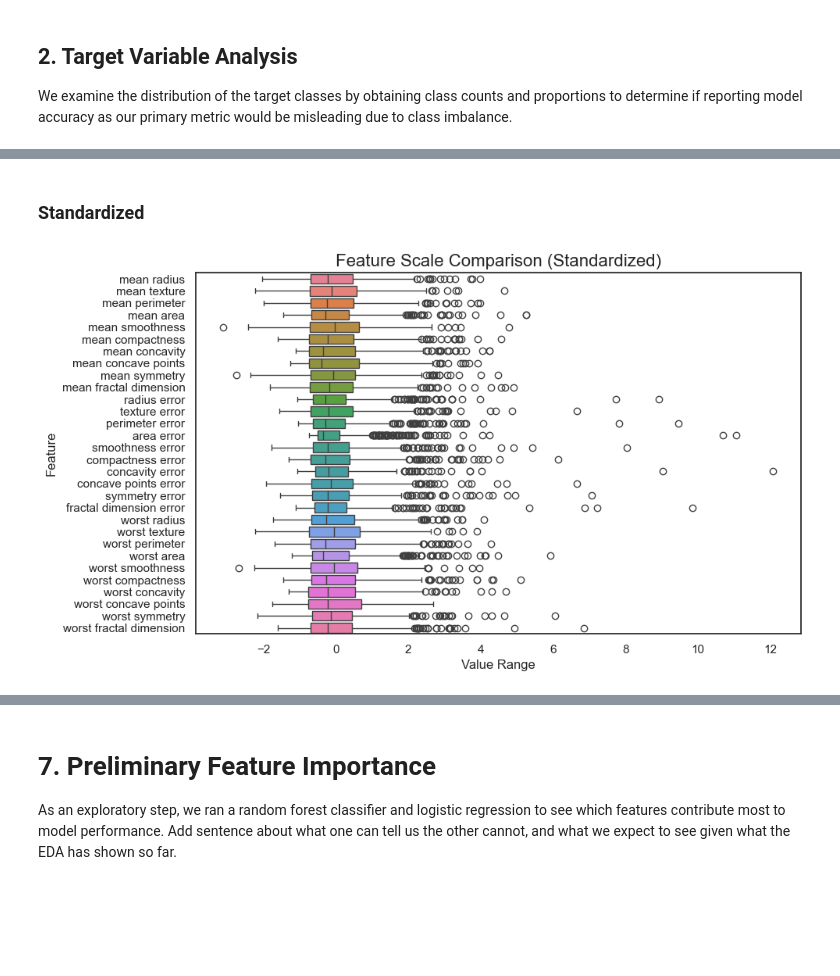
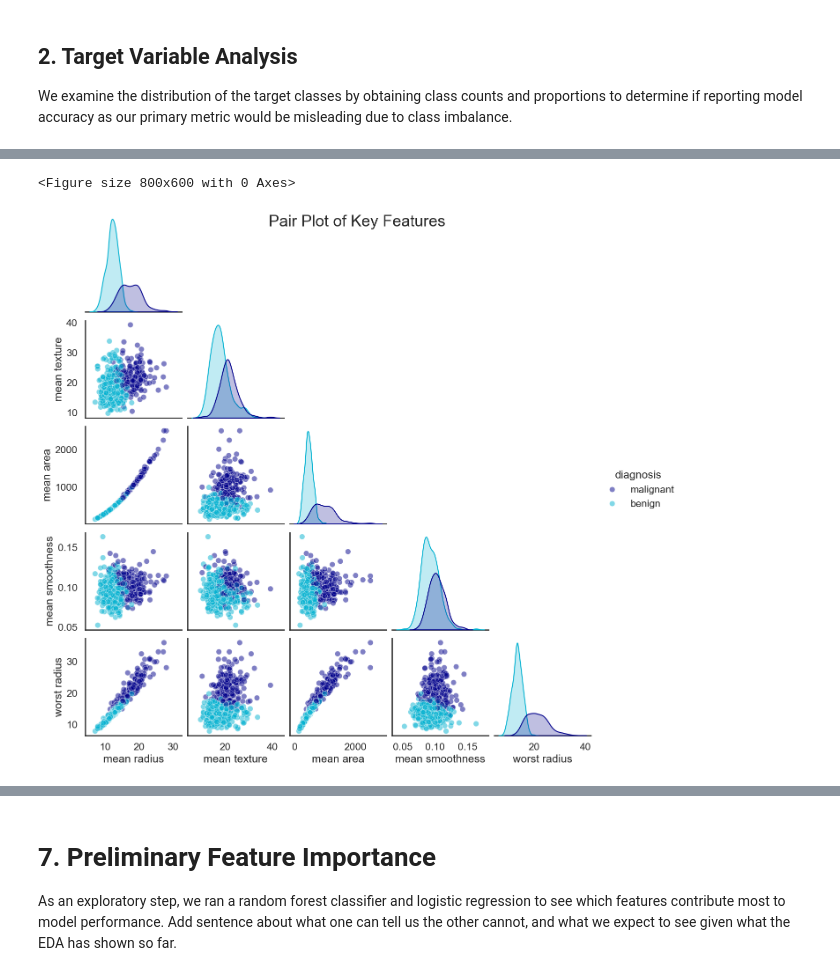
Before and after one commit to sarahcreighton/breast-cancer-classifier, a Jupyter notebook: notebooks/01_eda.ipynb, the cells around one changed output, grey strips where cells are left out. Drawn from its saved outputs; the diff is of its cells as text; code cells hidden in the pictures; blank space fills up the shorter version.

```diff
--- a/notebooks/01_eda.ipynb
+++ b/notebooks/01_eda.ipynb
@@ -462,15 +293,0 @@ for m in measures:
-# %% [markdown]
-### Standardized
-# %%
-scaler = StandardScaler()
-scaled = scaler.fit_transform(df.drop(columns="diagnosis"))
-scaled_df = pd.DataFrame(scaled, columns=df.columns[:-1])
-
-plt.figure(figsize=(10,6))
-sns.boxplot(data=scaled_df,orient="h")
-plt.title("Feature Scale Comparison (Standardized)", fontsize=16)
-plt.ylabel("Feature")
-plt.xlabel("Value Range")
-plt.show()
-# %% [output]
-[figure]
@@ -489,0 +294,6 @@ for m in measures:
+# %%
+ft = ["mean radius", "mean texture", "mean area", "mean smoothness", "worst radius"]
+vis.plot_pairplot(df, ft, palette=cols)
+# %% [output]
+<Figure size 800x600 with 0 Axes>
+[figure, added]
```
Also changed, not shown: parts of 34 cells of this notebook.
